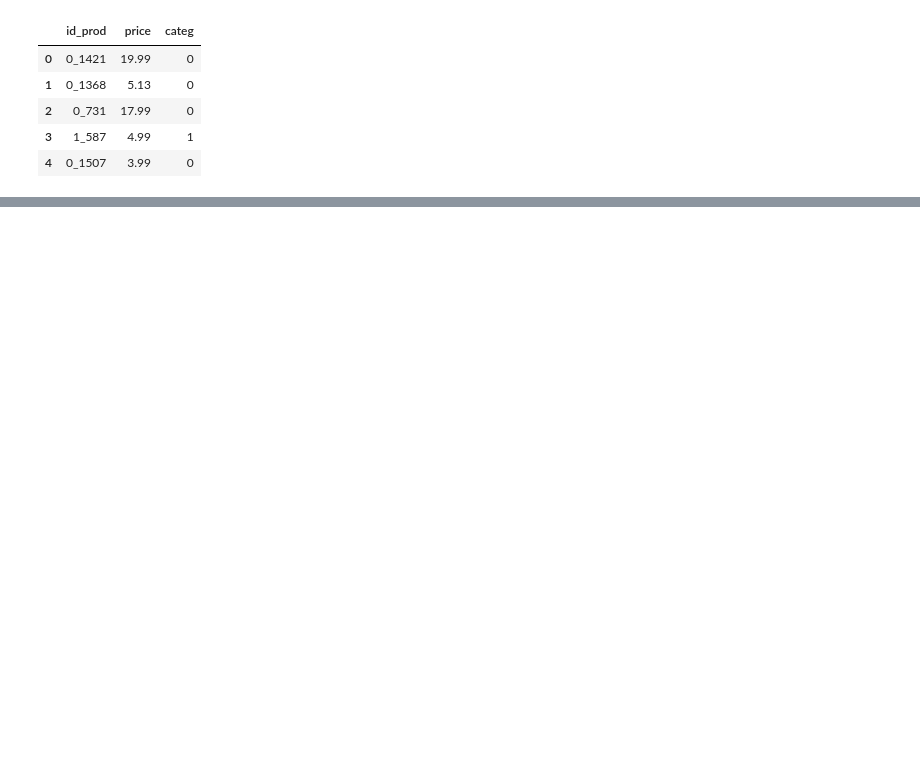
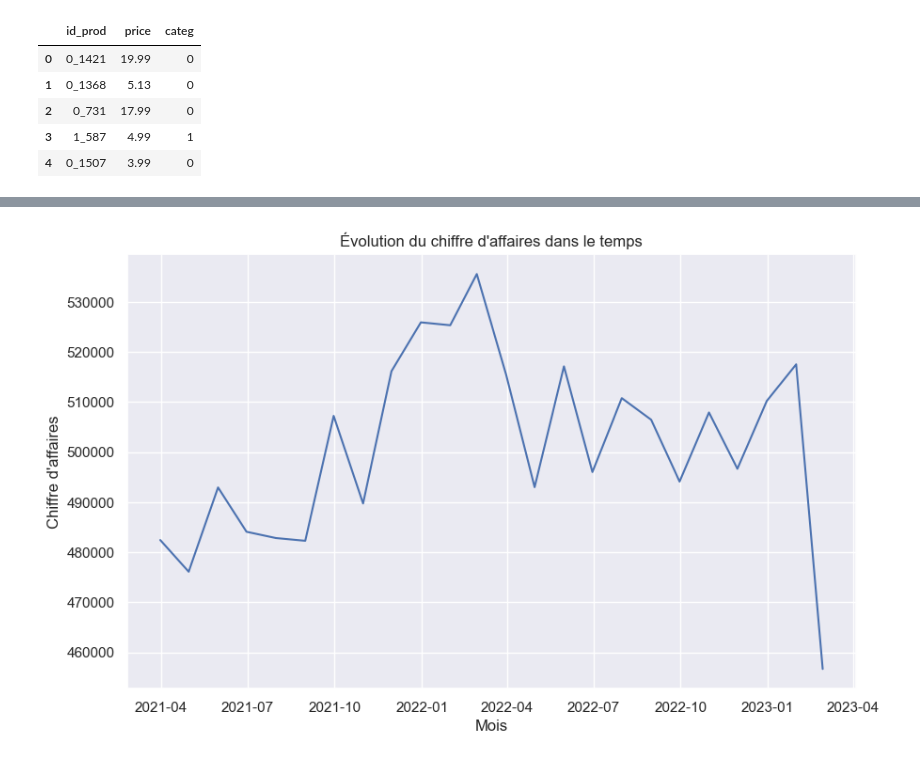
Before and after one commit to AntoineJBQ/Projet-6, a Jupyter notebook: Projet6V2.ipynb, the cells around one changed output, grey strips where cells are left out. Saved outputs shown, nothing was run; the diff lists cells and outputs as text; code cells hidden in the pictures; blank space fills up the shorter version.

```diff
--- a/Projet6V2.ipynb
+++ b/Projet6V2.ipynb
@@ -55,0 +161,11 @@ dtype: int64
+# %%
+# Conversion de la colonne "birth" en format année
+dft['birth'] = pd.to_numeric(dft['birth'], errors='coerce').astype(pd.Int64Dtype()) # Convertir en type entier
+# Convertir la colonne "date" en format de date
+dft['date'] = pd.to_datetime(dft['date'], format='%Y-%m-%d %H:%M:%S.%f', errors='coerce')
+# Calcul de l'âge
+current_year = datetime.now().year
+dft['age'] = current_year - dft['birth']
+
+# Affichage des résultats
+print(dft['age'])
@@ -55,0 +185,10 @@ dtype: int64
+# %%
+# Définition des intervalles d'âge
+intervalles = [0, 18, 30, 40, 50, 60, 70, float('inf')]
+tranche = ['0-18', '19-30', '31-40', '41-50', '51-60', '61-70', '70+']
+
+# Création de la colonne "age_group" avec les tranches d'âge
+dft['tranche'] = pd.cut(dft['age'], bins=intervalles, labels=tranche, right=False)
+
+# Affichage des résultats
+print(dft['tranche'])
@@ -55,0 +269,4 @@ dtype: int64
+# %%
+# Regrouper les données par mois et calculer le chiffre d'affaires total par mois
+vente_mois = dft.groupby(pd.Grouper(key='date', freq='M')).sum()['price']
+vente_mois
@@ -55,0 +291,10 @@ dtype: int64
+# %%
+# Tracer l'évolution du chiffre d'affaires dans le temps
+plt.figure(figsize=(10, 6))
+plt.plot(vente_mois.index, vente_mois.values)
+plt.xlabel('Mois')
+plt.ylabel('Chiffre d\'affaires')
+plt.title('Évolution du chiffre d\'affaires dans le temps')
+plt.show()
+# %% [output]
+[figure, added]
```
Also changed, not shown: parts of 41 cells of this notebook, 3 other files.
